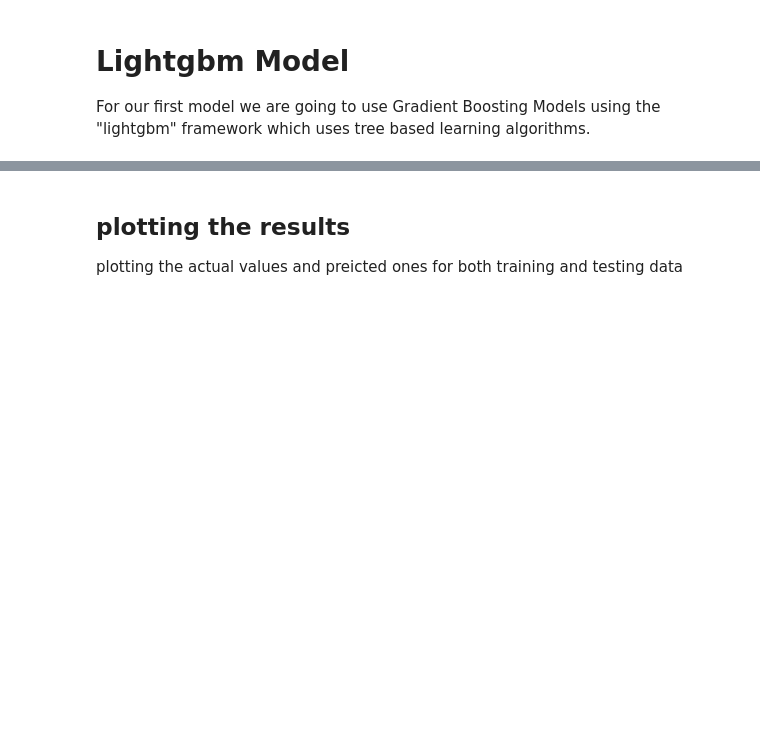
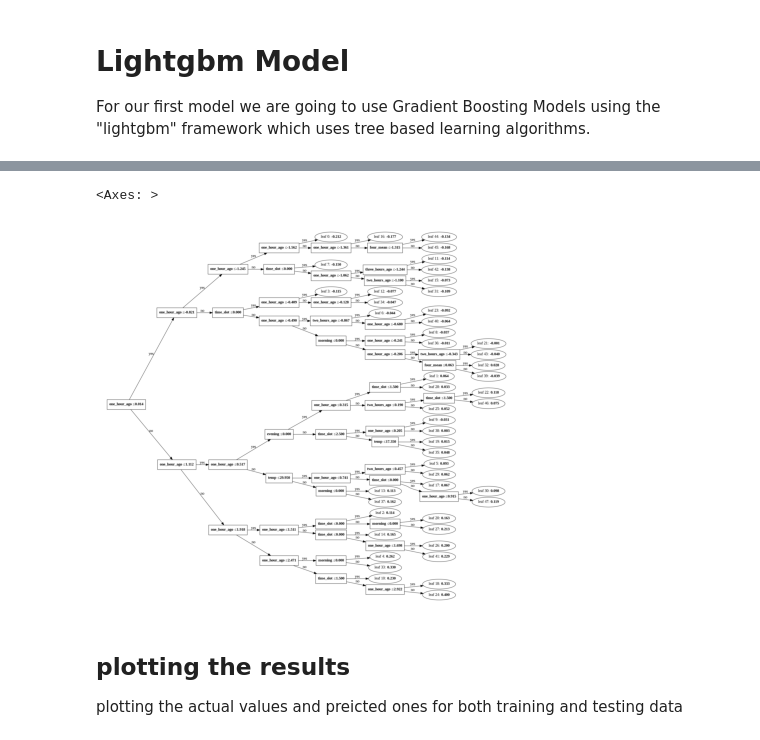
Before and after one commit to amirhosseinamerimanesh/Load-Forecasting-Machine-Learing, a Jupyter notebook: load_forecasting_ml.ipynb, the cells around one changed output, grey strips where cells are left out. Cells and saved outputs as stored; diff of their text form; code cells hidden in the pictures; blank space fills up the shorter version.

```diff
--- a/load_forecasting_ml.ipynb
+++ b/load_forecasting_ml.ipynb
@@ -312,3 +331,8 @@ Final model RMSE on the test set: 0.08832614977331711
+# %%
+lgb.plot_tree(final_model)
+# %% [output]
+<Axes: >
+[figure, added]
 # %% [markdown]
 ## plotting the results
 plotting the actual values and preicted ones for both training and testing data
```
Also changed, not shown: parts of 23 cells of this notebook.
